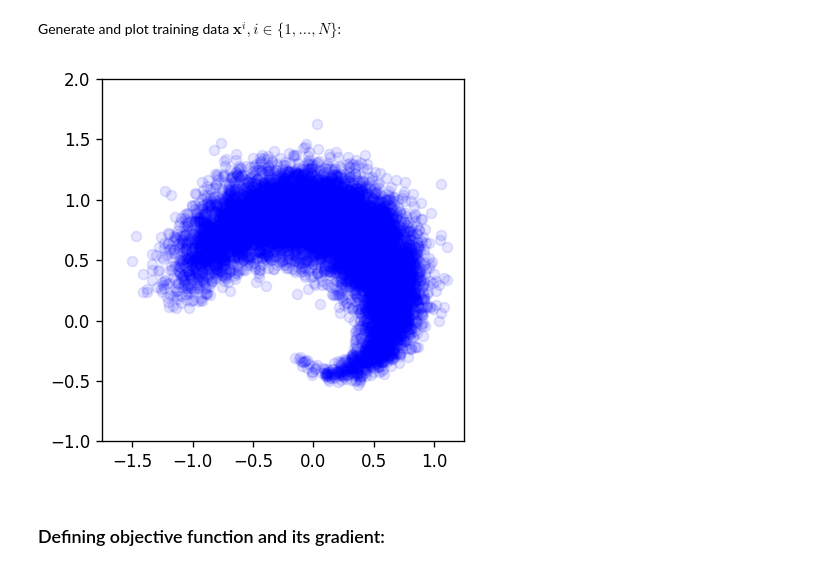
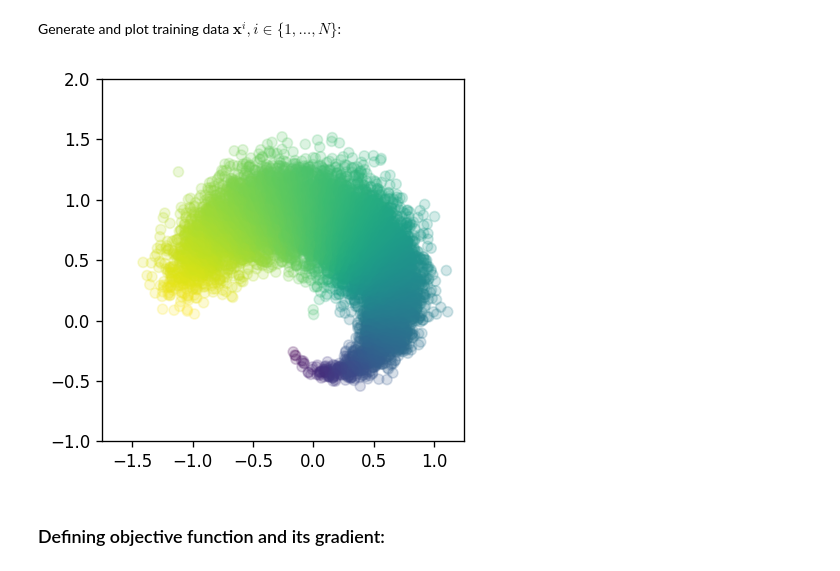
Before and after one commit to MeasureTransport/SIAMannual22, a Jupyter notebook: tutorial_code_AN22.ipynb, the cells around one changed output. Saved outputs shown, nothing was run; the diff lists cells and outputs as text; code cells hidden in the pictures.

Commit message:
small color updates + definition of LFI ex

```diff
--- a/tutorial_code_AN22.ipynb
+++ b/tutorial_code_AN22.ipynb
@@ -231,20 +232,22 @@ Generate and plot training data $\mathbf{x}^i, i\in\{1,...,N\}$:
 # %%
 # Training ensemble size
 N = 10000
 
 # Draw that many samples
 Xtrain = sample_spiral_distribution(N)
 Xtrain = Xtrain.transpose()
 
+colors = np.arctan2(Xtrain[1,:],Xtrain[0,:])
+
 fig,ax = plt.subplots()
-ax.scatter(Xtrain[0,:],Xtrain[1,:], facecolor='blue', alpha=0.1, label='Target samples')
+ax.scatter(Xtrain[0,:],Xtrain[1,:], c=colors, alpha=0.2, label='Target samples')
 ax.set_aspect('equal', 'box')
 plt.xlim([-1.75, 1.25])
 plt.ylim([-1, 2])
 
 plt.show()
 # %% [output]
-[figure, old version]
+[figure, new version]
 # %% [markdown]
 ### Defining objective function and its gradient:
 # %% [markdown]
```
Also changed, not shown: parts of 34 cells of this notebook.
